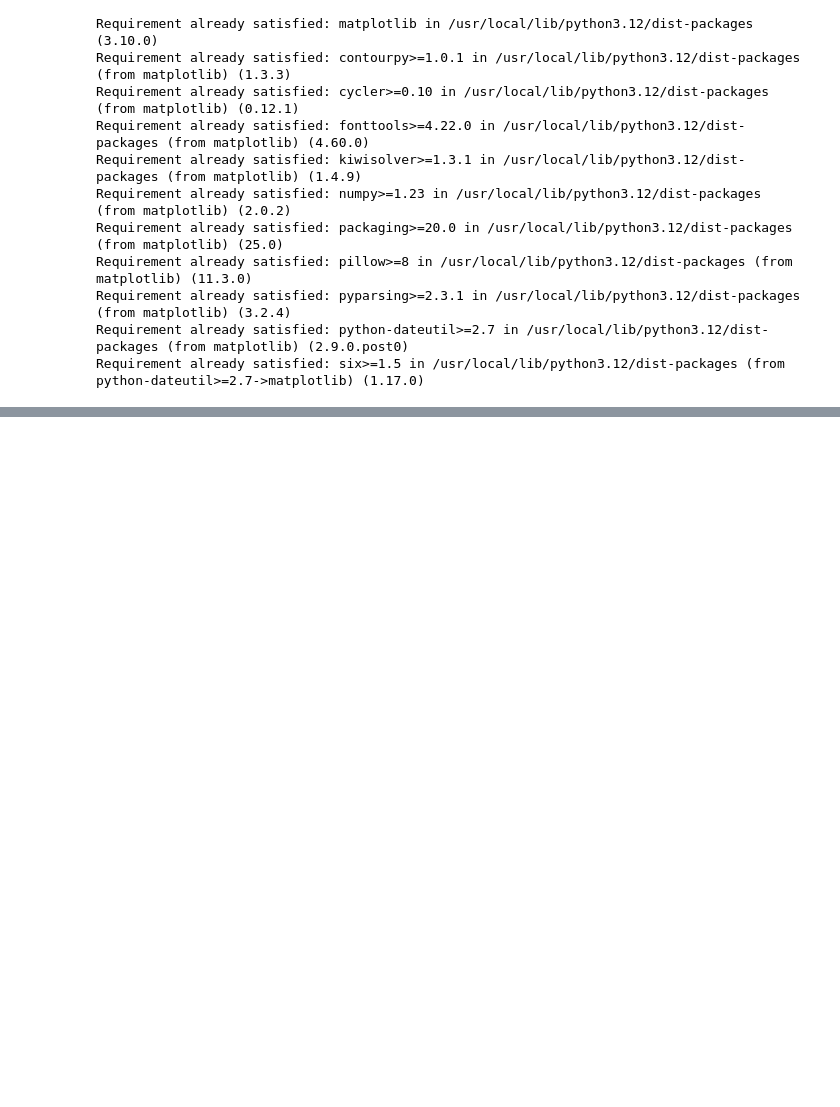
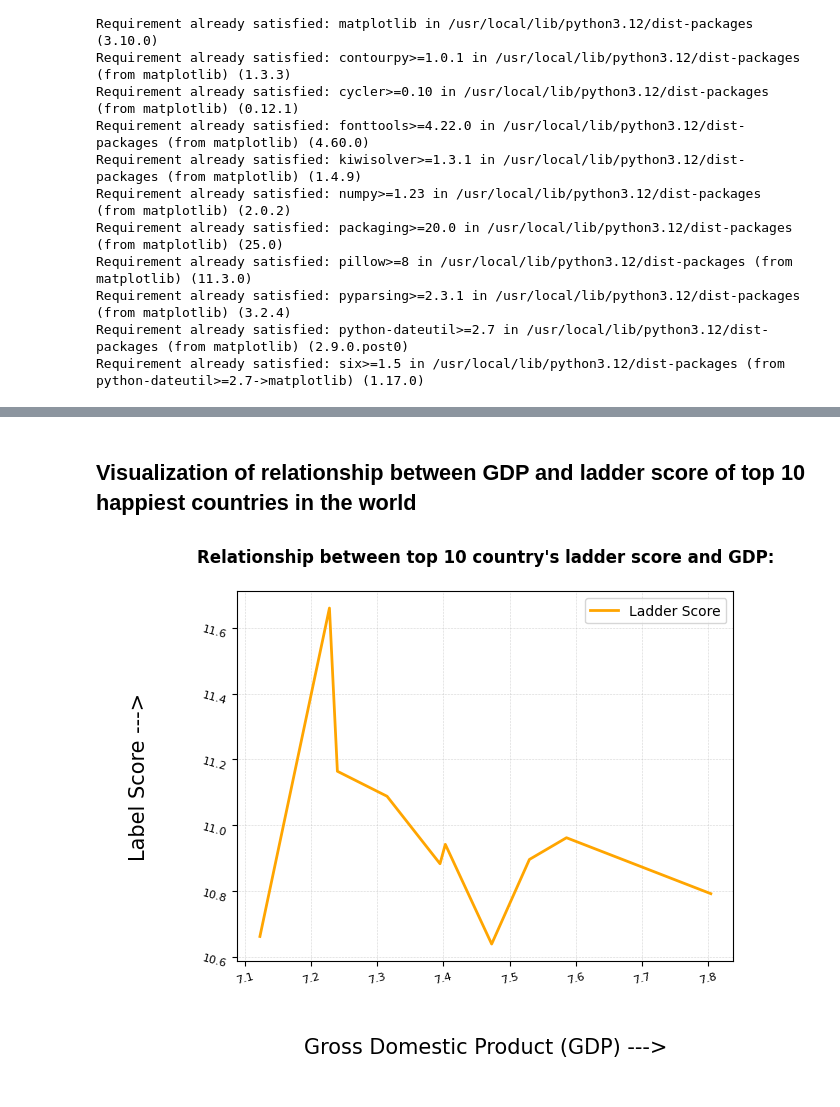
Before and after one commit to Neeschal1/Plotty, a Jupyter notebook: Mini_project.ipynb, the cells around one changed output, grey strips where cells are left out. Saved outputs shown, nothing was run; the diff lists cells and outputs as text; code cells hidden in the pictures; blank space fills up the shorter version.

```diff
--- a/Mini_project.ipynb
+++ b/Mini_project.ipynb
@@ -45,0 +82,24 @@ df.iloc[:10,:]
+# %% [markdown]
+## Visualization of relationship between GDP and ladder score of top 10 happiest countries in the world
+# %%
+ladder_score = df["Ladder score"].iloc[:10]
+lodged_GDP = df["Logged GDP per capita"].iloc[:10]
+
+plt.title("Relationship between top 10 country's ladder score and GDP:\n", fontsize=12, fontweight="bold")
+plt.plot(
+    ladder_score,
+    lodged_GDP,
+    marker=" ",
+    linestyle="-",
+    color="orange",
+    linewidth=2
+)
+plt.xlabel("\n\nGross Domestic Product (GDP) --->\n", fontsize=15)
+plt.ylabel("\nLabel Score --->\n\n", fontsize=15)
+plt.xticks(fontsize=8, rotation=15)
+plt.yticks(fontsize=8, rotation=-15)
+plt.legend(["Ladder Score"])
+plt.grid(True, linestyle=":", linewidth=0.4)
+plt.show()
+# %% [output]
+[figure, added]
```
Also changed, not shown: parts of 5 cells of this notebook.
